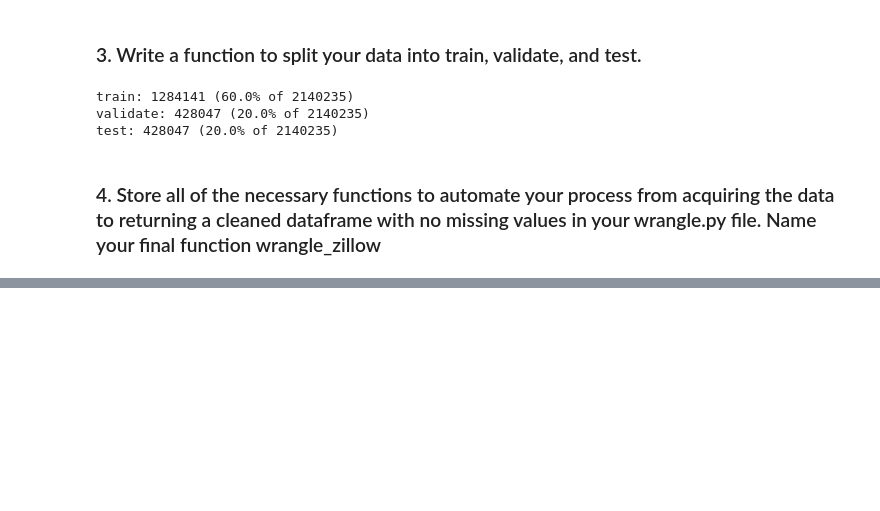
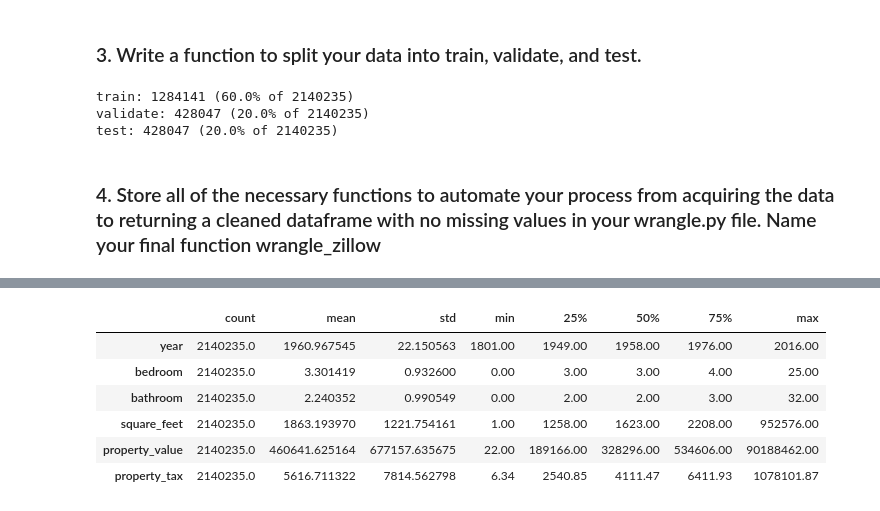
Before and after one commit to Luis-Martinez1/regression-exercises, a Jupyter notebook: wrangle.ipynb, the cells around one changed output, grey strips where cells are left out. Drawn from its saved outputs; the diff is of its cells as text; code cells hidden in the pictures; blank space fills up the shorter version.

```diff
--- a/wrangle.ipynb
+++ b/wrangle.ipynb
@@ -292,0 +331,11 @@ test: 428047 (20.0% of 2140235)
+# %%
+# transpose for readability
+df.describe().T
+# %% [output]
+|  | count | mean | std | min | 25% | 50% | 75% | max |
+| year | 2140235.0 | 1960.967545 | 22.150563 | 1801.00 | 1949.00 | 1958.00 | 1976.00 | 2016.00 |
+| bedroom | 2140235.0 | 3.301419 | 0.932600 | 0.00 | 3.00 | 3.00 | 4.00 | 25.00 |
+| bathroom | 2140235.0 | 2.240352 | 0.990549 | 0.00 | 2.00 | 2.00 | 3.00 | 32.00 |
+| square_feet | 2140235.0 | 1863.193970 | 1221.754161 | 1.00 | 1258.00 | 1623.00 | 2208.00 | 952576.00 |
+| property_value | 2140235.0 | 460641.625164 | 677157.635675 | 22.00 | 189166.00 | 328296.00 | 534606.00 | 90188462.00 |
+| property_tax | 2140235.0 | 5616.711322 | 7814.562798 | 6.34 | 2540.85 | 4111.47 | 6411.93 | 1078101.87 |
```
Also changed, not shown: parts of 20 cells of this notebook.
